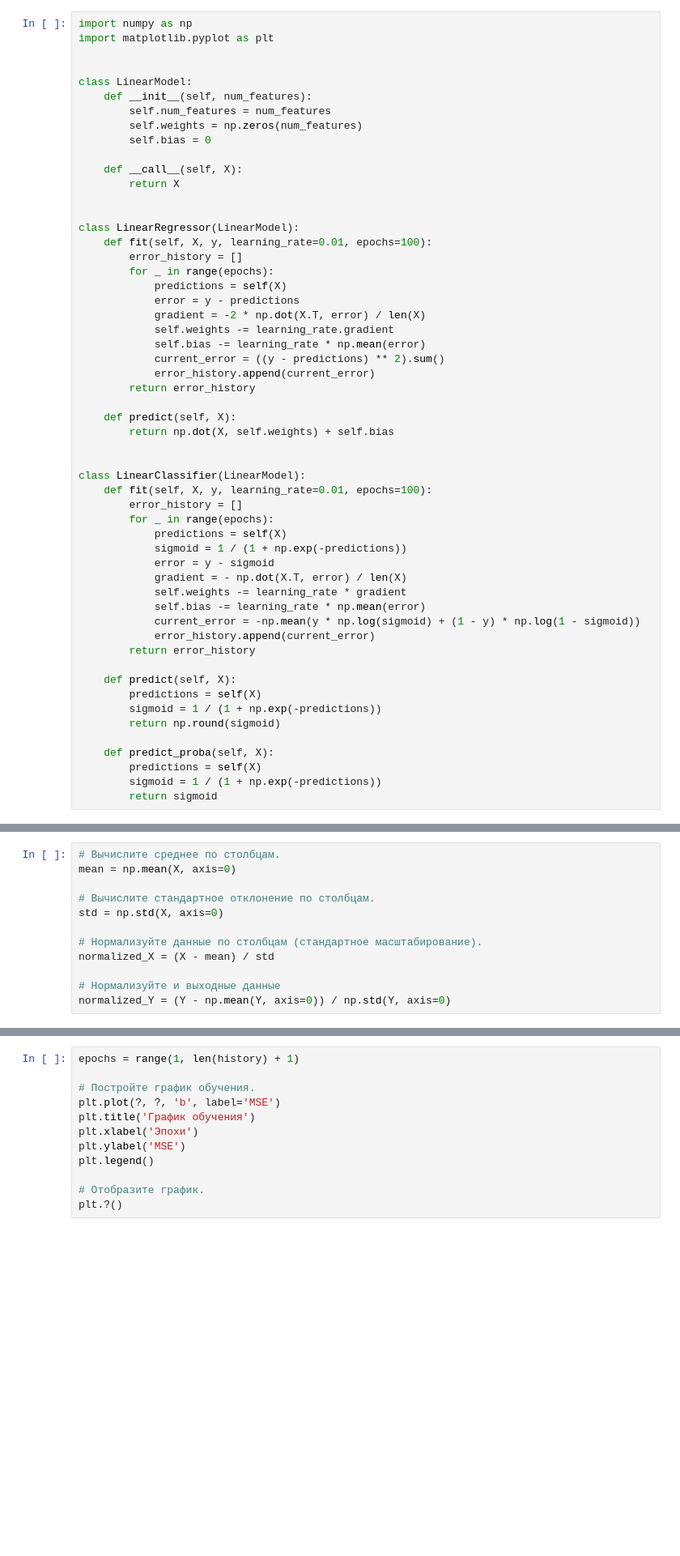
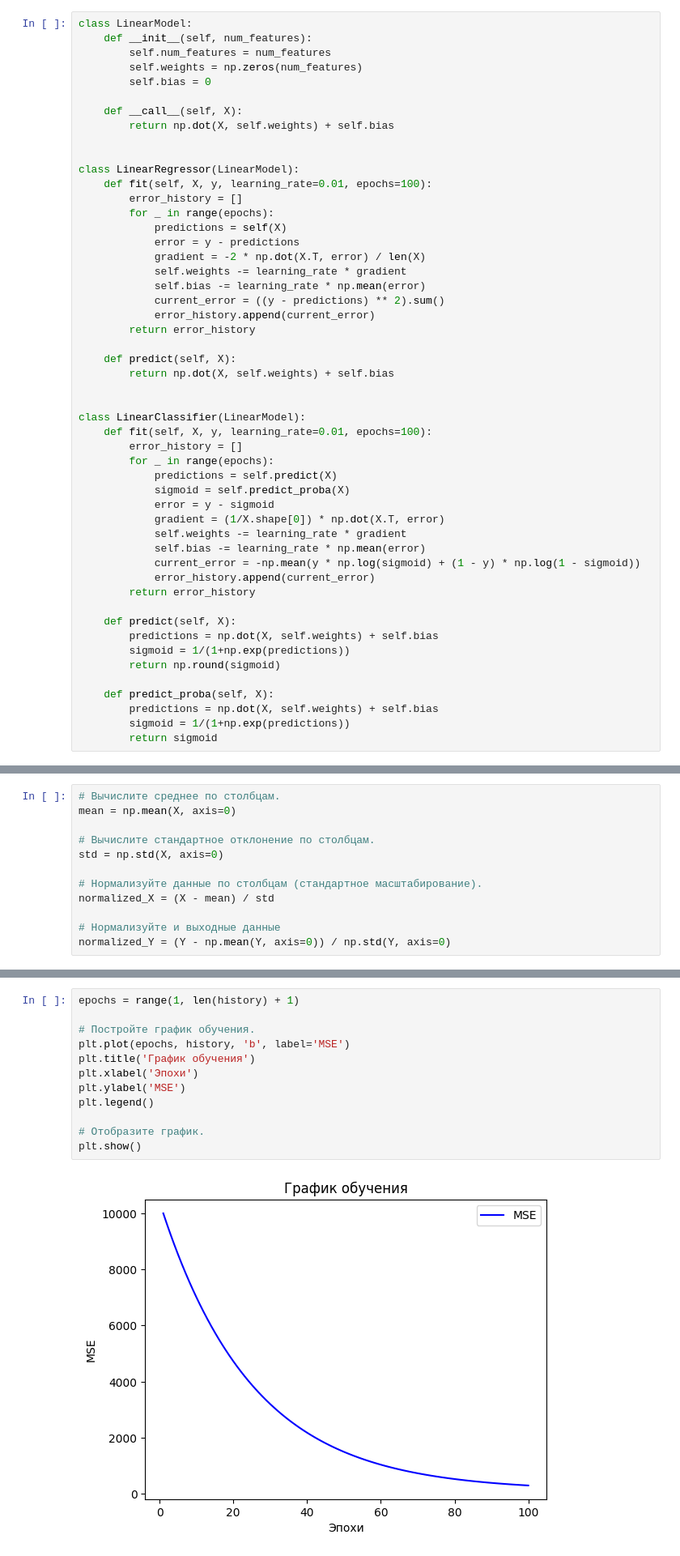
Before and after one commit to ignat54/lab3, a Jupyter notebook: Линейная модель и градиентный спуск.ipynb, the cells around one changed output, grey strips where cells are left out. Shown at 81% size. Saved outputs shown, nothing was run; the diff lists cells and outputs as text; blank space fills up the shorter version.

```diff
--- a/Линейная модель и градиентный спуск.ipynb
+++ b/Линейная модель и градиентный спуск.ipynb
@@ -80,10 +80,6 @@ $\nabla_{\mathbf{w}} \text{BCE} = -\frac{1}{N} \mathbf{X}^T (\mathbf{y} - \hat{\
 
 Для MSE вычислить градиент самостоятельно
 # %%
-import numpy as np
-import matplotlib.pyplot as plt
-
-
 class LinearModel:
     def __init__(self, num_features):
         self.num_features = num_features
@@ -91,7 +87,7 @@ class LinearModel:
         self.bias = 0
 
     def __call__(self, X):
-        return X
+        return np.dot(X, self.weights) + self.bias
 
 
 class LinearRegressor(LinearModel):
@@ -101,7 +97,7 @@ class LinearRegressor(LinearModel):
             predictions = self(X)
             error = y - predictions
             gradient = -2 * np.dot(X.T, error) / len(X)
-            self.weights -= learning_rate.gradient
+            self.weights -= learning_rate * gradient
             self.bias -= learning_rate * np.mean(error)
             current_error = ((y - predictions) ** 2).sum()
             error_history.append(current_error)
@@ -115,10 +111,10 @@ class LinearClassifier(LinearModel):
     def fit(self, X, y, learning_rate=0.01, epochs=100):
         error_history = []
         for _ in range(epochs):
-            predictions = self(X)
-            sigmoid = 1 / (1 + np.exp(-predictions))
+            predictions = self.predict(X)
+            sigmoid = self.predict_proba(X)
             error = y - sigmoid
-            gradient = - np.dot(X.T, error) / len(X)
+            gradient = (1/X.shape[0]) * np.dot(X.T, error)
             self.weights -= learning_rate * gradient
             self.bias -= learning_rate * np.mean(error)
             current_error = -np.mean(y * np.log(sigmoid) + (1 - y) * np.log(1 - sigmoid))
@@ -126,13 +122,13 @@ class LinearClassifier(LinearModel):
         return error_history
 
     def predict(self, X):
-        predictions = self(X)
-        sigmoid = 1 / (1 + np.exp(-predictions))
+        predictions = np.dot(X, self.weights) + self.bias
+        sigmoid = 1/(1+np.exp(predictions))
         return np.round(sigmoid)
 
     def predict_proba(self, X):
-        predictions = self(X)
-        sigmoid = 1 / (1 + np.exp(-predictions))
+        predictions = np.dot(X, self.weights) + self.bias
+        sigmoid = 1/(1+np.exp(predictions))
         return sigmoid
 # %% [markdown]
 ## Проверьте модели на данных
@@ -196,15 +190,17 @@ ValueError: operands could not be broadcast together with shapes (10000,) (10000
 # %%
 epochs = range(1, len(history) + 1)
 
 # Постройте график обучения.
-plt.plot(?, ?, 'b', label='MSE')
+plt.plot(epochs, history, 'b', label='MSE')
 plt.title('График обучения')
 plt.xlabel('Эпохи')
 plt.ylabel('MSE')
 plt.legend()
 
 # Отобразите график.
-plt.?()
+plt.show()
+# %% [output]
+[figure, added]
 # %% [markdown]
 ### Классификатор
 #### Context
```
Also changed, not shown: parts of 8 cells of this notebook.
